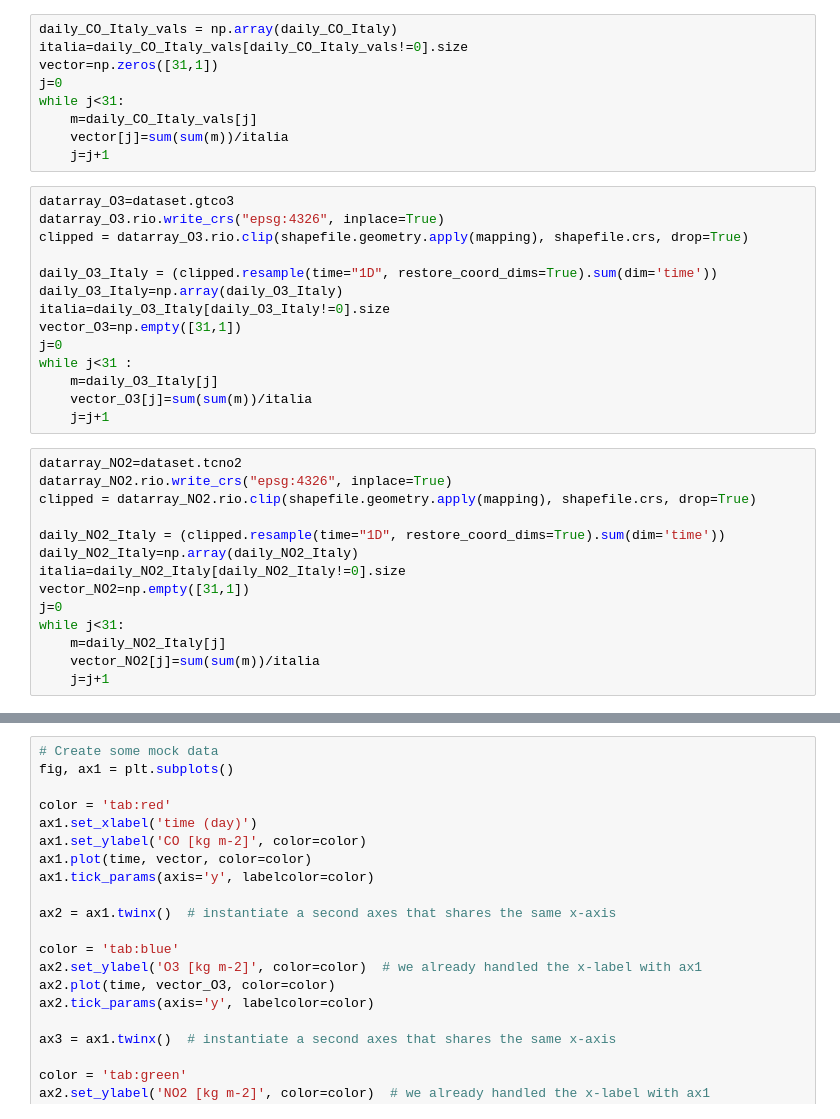
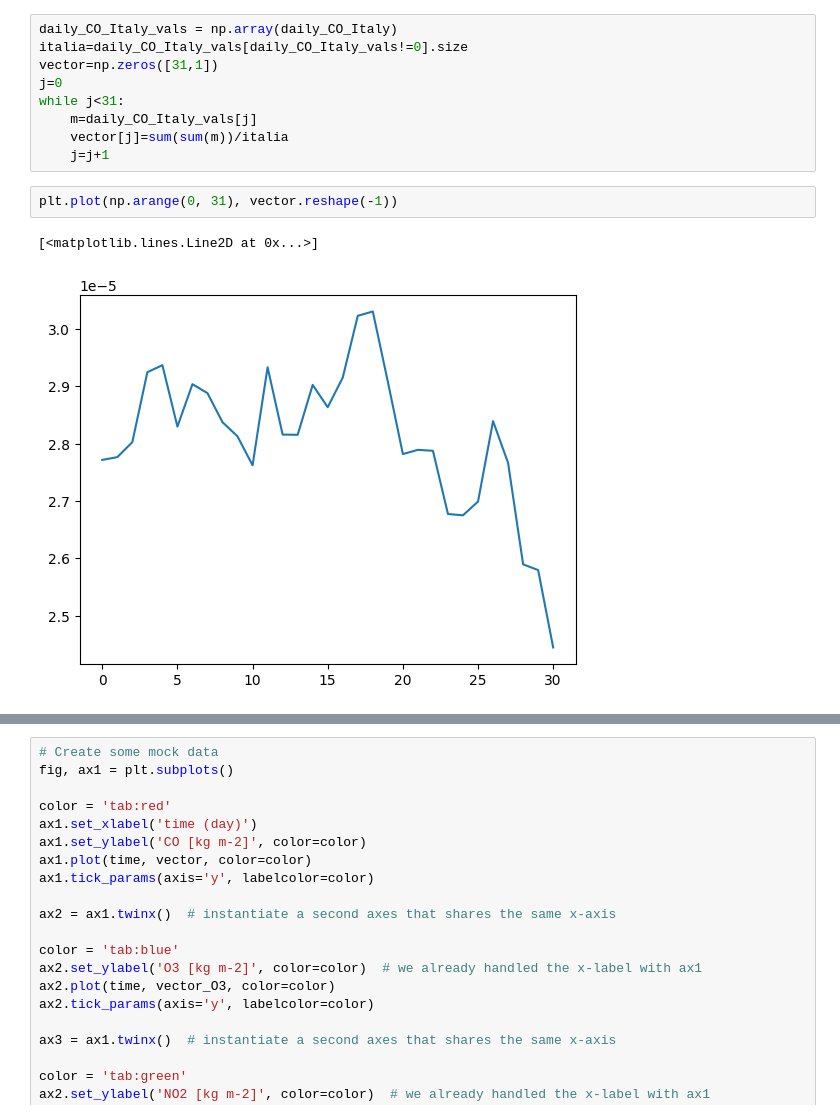
Before and after one commit to elisaliv/code4earth-23, a Jupyter notebook: plots_examples/first_approach_to_dataset_and_plots.ipynb, the cells around one changed output, grey strips where cells are left out. Drawn from its saved outputs; the diff is of its cells as text.

```diff
--- a/plots_examples/first_approach_to_dataset_and_plots.ipynb
+++ b/plots_examples/first_approach_to_dataset_and_plots.ipynb
@@ -68,32 +56,9 @@ while j<31:
     m=daily_CO_Italy_vals[j]
     vector[j]=sum(sum(m))/italia
     j=j+1
-# %%
-datarray_O3=dataset.gtco3
-datarray_O3.rio.write_crs("epsg:4326", inplace=True)
-clipped = datarray_O3.rio.clip(shapefile.geometry.apply(mapping), shapefile.crs, drop=True)
-
-daily_O3_Italy = (clipped.resample(time="1D", restore_coord_dims=True).sum(dim='time'))
-daily_O3_Italy=np.array(daily_O3_Italy)
-italia=daily_O3_Italy[daily_O3_Italy!=0].size
-vector_O3=np.empty([31,1])
-j=0
-while j<31 :
-    m=daily_O3_Italy[j]
-    vector_O3[j]=sum(sum(m))/italia
-    j=j+1
-# %%
-datarray_NO2=dataset.tcno2
-datarray_NO2.rio.write_crs("epsg:4326", inplace=True)
-clipped = datarray_NO2.rio.clip(shapefile.geometry.apply(mapping), shapefile.crs, drop=True)
-
-daily_NO2_Italy = (clipped.resample(time="1D", restore_coord_dims=True).sum(dim='time'))
-daily_NO2_Italy=np.array(daily_NO2_Italy)
-italia=daily_NO2_Italy[daily_NO2_Italy!=0].size
-vector_NO2=np.empty([31,1])
-j=0
-while j<31:
-    m=daily_NO2_Italy[j]
-    vector_NO2[j]=sum(sum(m))/italia
-    j=j+1
+# %%
+plt.plot(np.arange(0, 31), vector.reshape(-1))
+# %% [output]
+[<matplotlib.lines.Line2D at 0x...>]
+[figure, added]
 # %%
```
Also changed, not shown: parts of 13 cells of this notebook, 3 other files.
